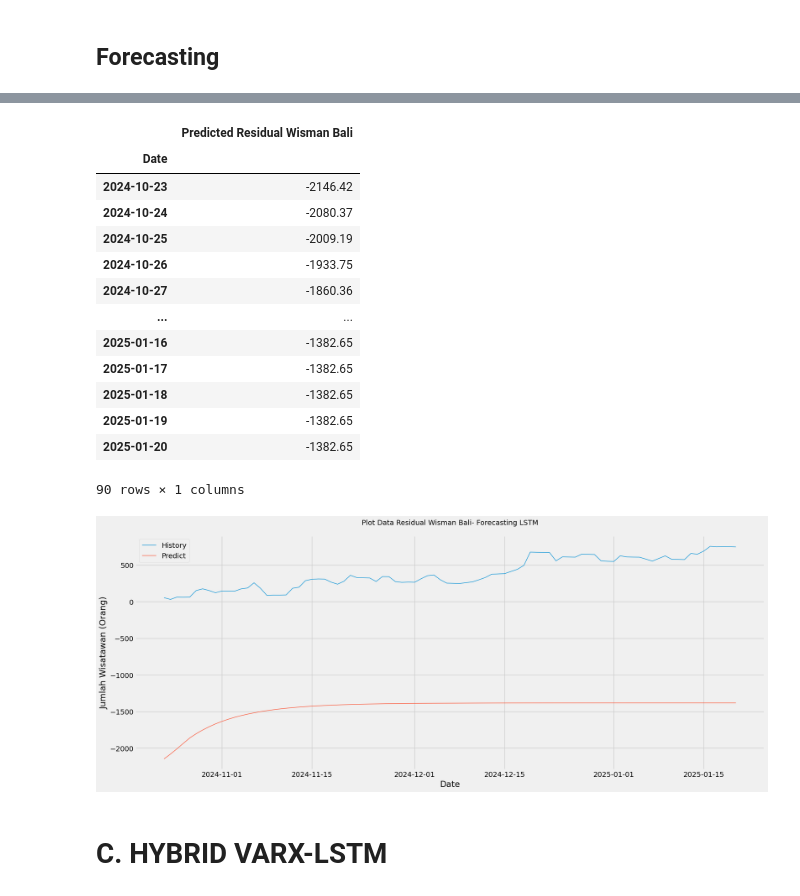
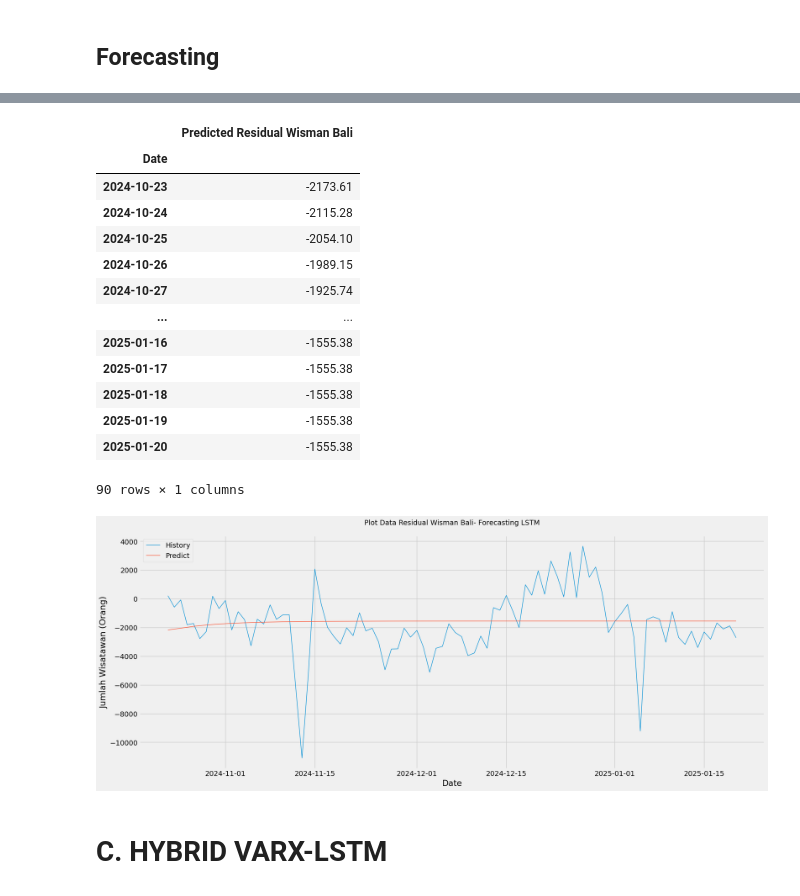
Before and after one commit to gladysadyaz/RAYA73, a Jupyter notebook: 5_Hybrid_LSTM__Wisman.ipynb, the cells around one changed output, grey strips where cells are left out. Drawn from its saved outputs; the diff is of its cells as text; code cells hidden in the pictures.

```diff
--- a/5_Hybrid_LSTM__Wisman.ipynb
+++ b/5_Hybrid_LSTM__Wisman.ipynb
@@ -107,7 +107,7 @@ scaled_data2 = scaler2.fit_transform(data2.values.reshape(-1, 1))
 # Prepare the dataset for LSTM
 def create_dataset(data, time_step=1):
     dataX, dataY = [], []
-    for i in range(len(data)-time_step-1):
+    for i in range(len(data)-time_step):
         a = data[i:(i+time_step), 0]  # Use only the first column
         dataX.append(a)
         dataY.append(data[i + time_step, 0])  # Use only the first column
@@ -150,7 +150,7 @@ param_grid_lstm2 = {
     'units2': [50, 100],
     'dropout_rate': [0, 0.2, 0.3],
     'learning_rate': [0.01, 0.001],
-    'batch_size': [16, 32, 64],
+    'batch_size': [16, 32],
     'epochs': [100],
     'init_scheme': ['glorot_uniform','he_uniform']
 }
@@ -407,31 +407,31 @@ df_future_predictions_lstm2
 # %% [output]
 |  | Predicted Residual Wisman Bali |
 | Date |  |
-| 2024-10-23 | -2146.42 |
-| 2024-10-24 | -2080.37 |
-| 2024-10-25 | -2009.19 |
-| 2024-10-26 | -1933.75 |
-| 2024-10-27 | -1860.36 |
+| 2024-10-23 | -2173.61 |
+| 2024-10-24 | -2115.28 |
+| 2024-10-25 | -2054.10 |
+| 2024-10-26 | -1989.15 |
+| 2024-10-27 | -1925.74 |
 | ... | ... |
-| 2025-01-16 | -1382.65 |
-| 2025-01-17 | -1382.65 |
-| 2025-01-18 | -1382.65 |
-| 2025-01-19 | -1382.65 |
-| 2025-01-20 | -1382.65 |
+| 2025-01-16 | -1555.38 |
+| 2025-01-17 | -1555.38 |
+| 2025-01-18 | -1555.38 |
+| 2025-01-19 | -1555.38 |
+| 2025-01-20 | -1555.38 |
 90 rows × 1 columns
 # %%
 # Plot Data
 plt.figure(figsize=(20, 8))
-plt.plot(df.iloc[-90:]['Kurs'], linewidth=1, label='History')
+plt.plot(df.iloc[-90:]['Wisman Bali'], linewidth=1, label='History')
 plt.plot(df_future_predictions_lstm2['Predicted Residual Wisman Bali'], linewidth=1, label='Predict')
 plt.xlabel('Date')
 plt.ylabel('Jumlah Wisatawan (Orang)')
 plt.title('Plot Data Residual Wisman Bali- Forecasting LSTM\n', fontsize=14)
 plt.legend(loc='upper left')
 plt.grid(True)
 plt.show()
 # %% [output]
-[figure, old version]
+[figure, new version]
 # %% [markdown]
 # C. HYBRID VARX-LSTM
 # %% [markdown]
```
Also changed, not shown: parts of 14 cells of this notebook.
